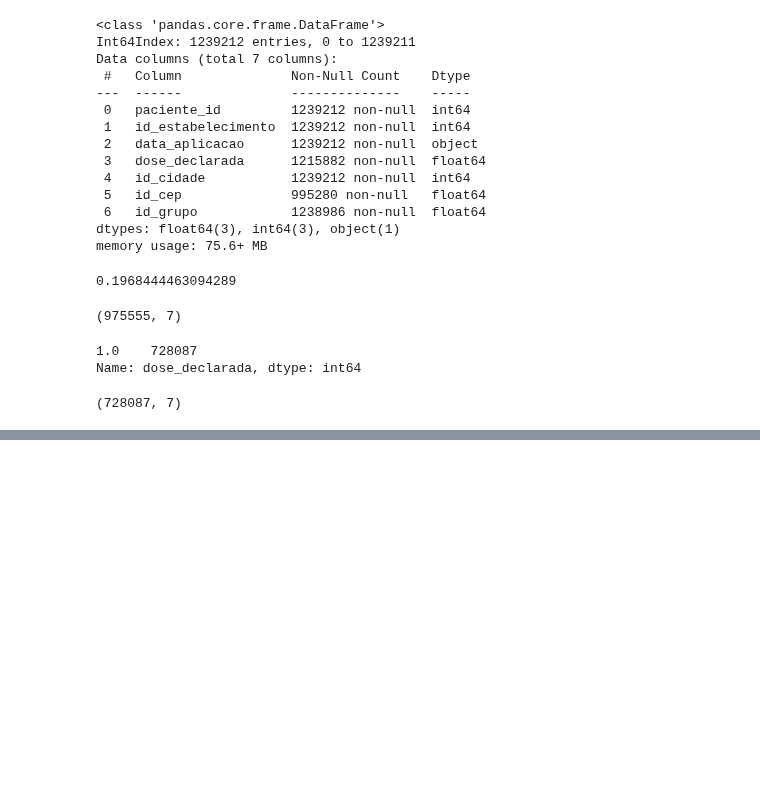
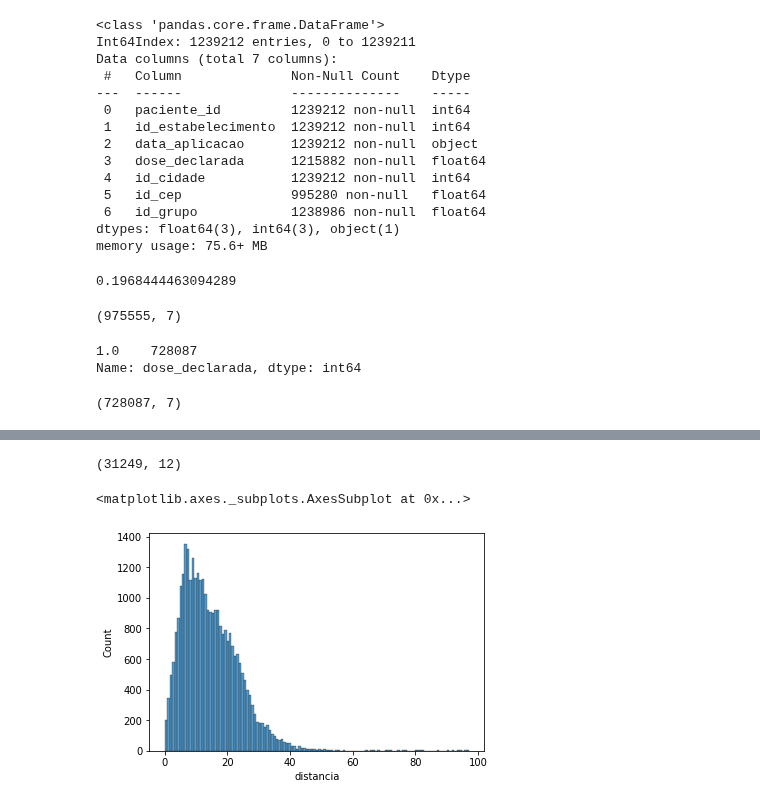
Before and after one commit to raquelcreis/vacina_covid_bsb, a Jupyter notebook: notebook.ipynb, the cells around one changed output, grey strips where cells are left out. Saved outputs shown, nothing was run; the diff lists cells and outputs as text; code cells hidden in the pictures; blank space fills up the shorter version.

```diff
--- a/notebook.ipynb
+++ b/notebook.ipynb
@@ -504 +585,14 @@ dfMerged_group.distancia.describe()
+# %%
+#Limpeza de outliers
+dfMerged_groupDF = dfMerged_groupDF[dfMerged_groupDF.distancia <= 100]
+# %%
+dfMerged_groupDF.shape
+# %% [output]
+(31249, 12)
+# %%
+#histograma pós limpeza
+sns.histplot(data=dfMerged_groupDF,x='distancia')
+# %% [output]
+<matplotlib.axes._subplots.AxesSubplot at 0x...>
+[figure, added]
 # %%
```
Also changed, not shown: parts of 28 cells of this notebook, 1 other file.
